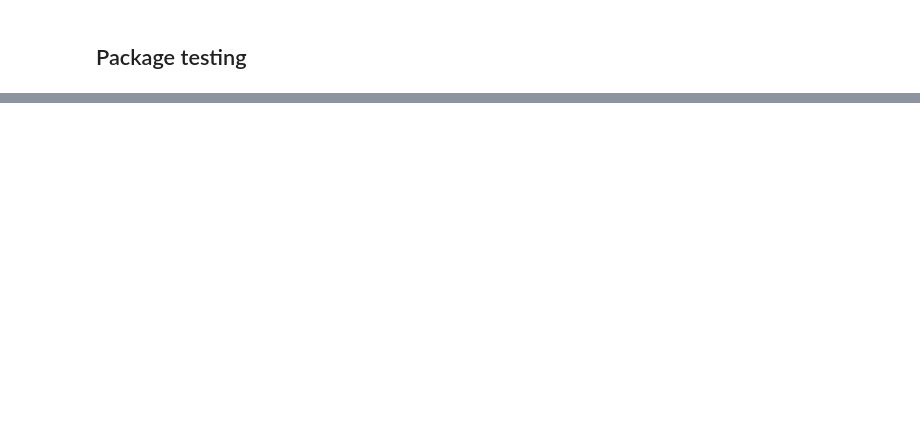
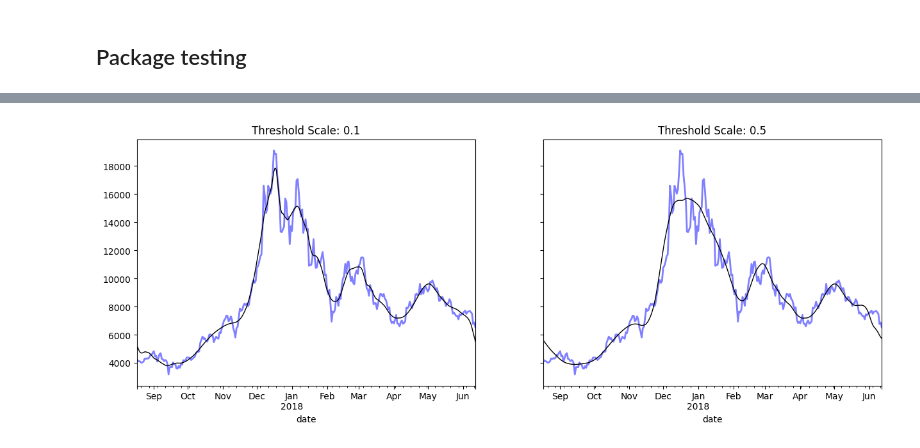
Before and after one commit to georgesmyr/xtrader, a Jupyter notebook: demo.ipynb, the cells around one changed output, grey strips where cells are left out. Cells and saved outputs as stored; diff of their text form; code cells hidden in the pictures; blank space fills up the shorter version.

```diff
--- a/demo.ipynb
+++ b/demo.ipynb
@@ -148,0 +103,16 @@ import pandas_datareader.data as web
+# %%
+wavelet = "db6"
+signal = prices['daily'].close.head(300)
+
+import matplotlib.pyplot as plt
+fig, axes = plt.subplots(1, 2, figsize=(15, 5), sharey=True)
+
+for i, scale in enumerate([.1, .5]):
+    coefficients = pywt.wavedec(signal, wavelet, mode='per')
+    coefficients[1:] = [pywt.threshold(i, value=scale*signal.max(), mode='soft') for i in coefficients[1:]]
+    reconstructed_signal = pywt.waverec(coefficients, wavelet, mode='per')
+    signal.plot(color="b", alpha=0.5, label='original signal', lw=2,
+                 title=f'Threshold Scale: {scale:.1f}', ax=axes[i])
+    pd.Series(reconstructed_signal, index=signal.index).plot(c='k', label='DWT smoothing}', linewidth=1, ax=axes[i])
+# %% [output]
+[figure, added]
```
Also changed, not shown: parts of 23 cells of this notebook, 8 other files.
